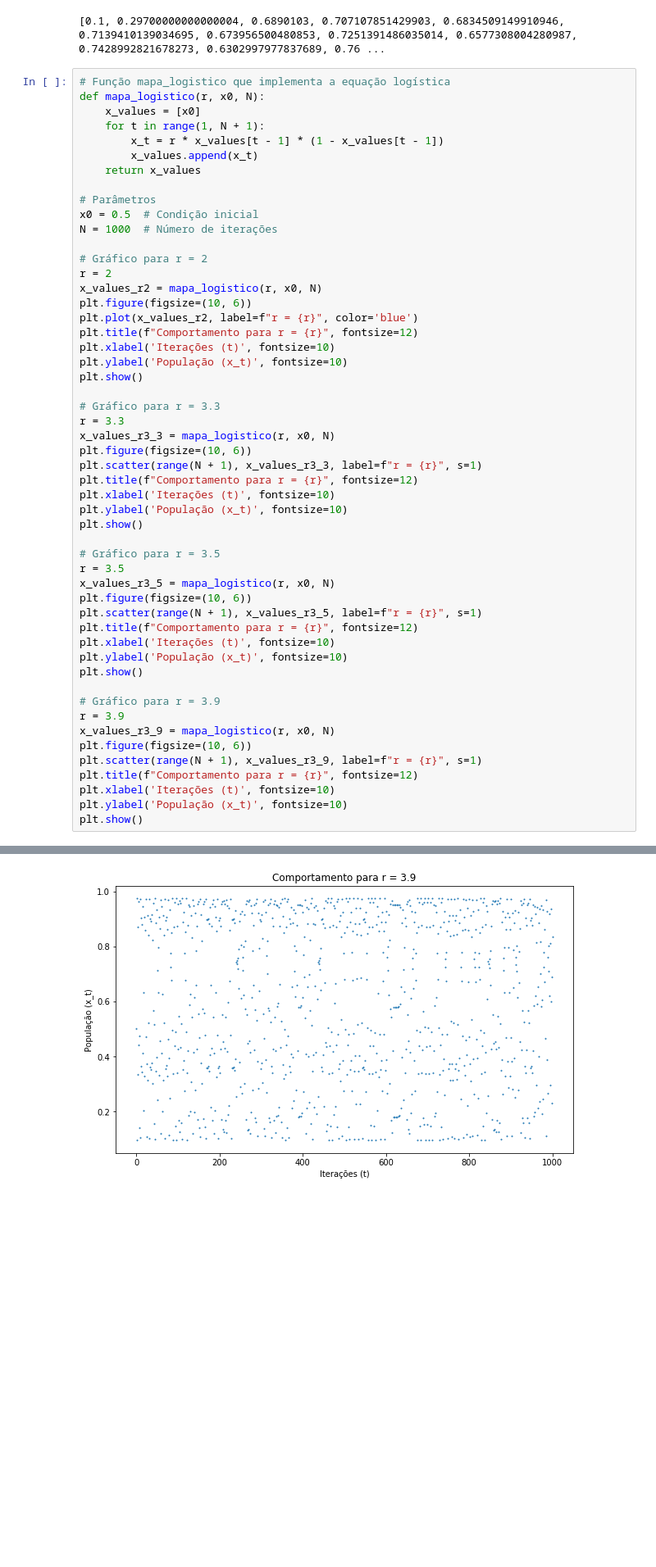
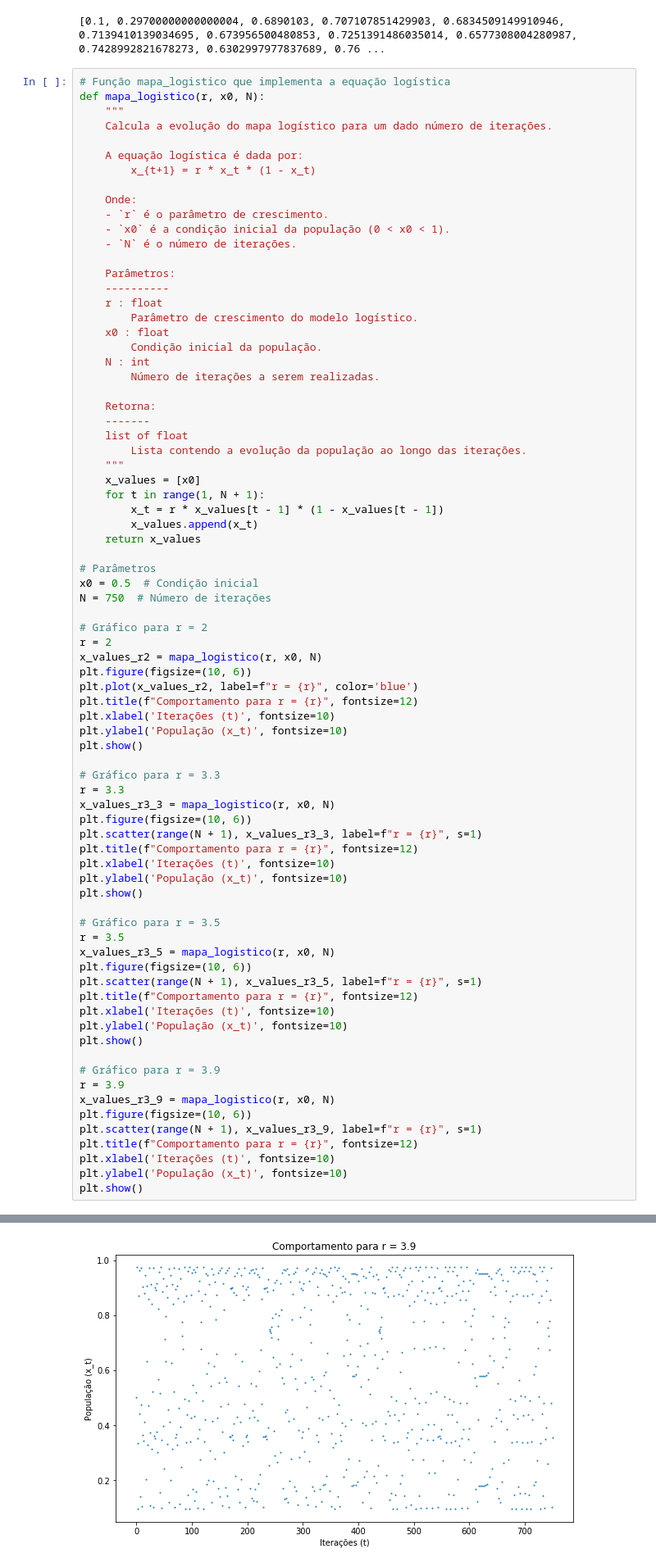
Before and after one commit to FelipeOliveiraFerreira/FIS-COMP, a Jupyter notebook: Tarefa-3/T3.ipynb, the cells around one changed output, grey strips where cells are left out. Shown: that part at 82% size. Cells and saved outputs as stored; diff of their text form; blank space fills up the shorter version.

```diff
--- a/Tarefa-3/T3.ipynb
+++ b/Tarefa-3/T3.ipynb
@@ -122,6 +122,31 @@ print(result[:20])
 # %%
 # Função mapa_logistico que implementa a equação logística
 def mapa_logistico(r, x0, N):
+    """
+    Calcula a evolução do mapa logístico para um dado número de iterações.
+
+    A equação logística é dada por:
+        x_{t+1} = r * x_t * (1 - x_t)
+
+    Onde:
+    - `r` é o parâmetro de crescimento.
+    - `x0` é a condição inicial da população (0 < x0 < 1).
+    - `N` é o número de iterações.
+
+    Parâmetros:
+    ----------
+    r : float
+        Parâmetro de crescimento do modelo logístico.
+    x0 : float
+        Condição inicial da população.
+    N : int
+        Número de iterações a serem realizadas.
+
+    Retorna:
+    -------
+    list of float
+        Lista contendo a evolução da população ao longo das iterações.
+    """
     x_values = [x0]
     for t in range(1, N + 1):
         x_t = r * x_values[t - 1] * (1 - x_values[t - 1])
@@ -130,7 +155,7 @@ def mapa_logistico(r, x0, N):
 
 # Parâmetros
 x0 = 0.5  # Condição inicial
-N = 1000  # Número de iterações
+N = 750  # Número de iterações
 
 # Gráfico para r = 2
 r = 2
@@ -178,4 +203,4 @@ plt.show()
-[figure, old version]
+[figure, new version]
 # %%
 R_list = np.linspace(1, 4, 2000)
 transient = 1000
```
Also changed, not shown: parts of 1 cell of this notebook.
